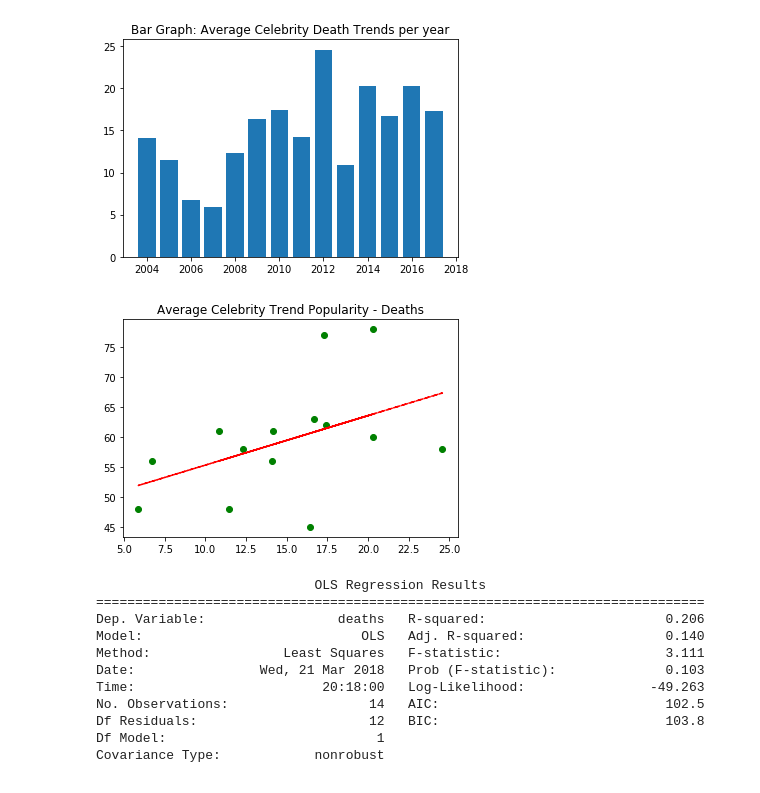
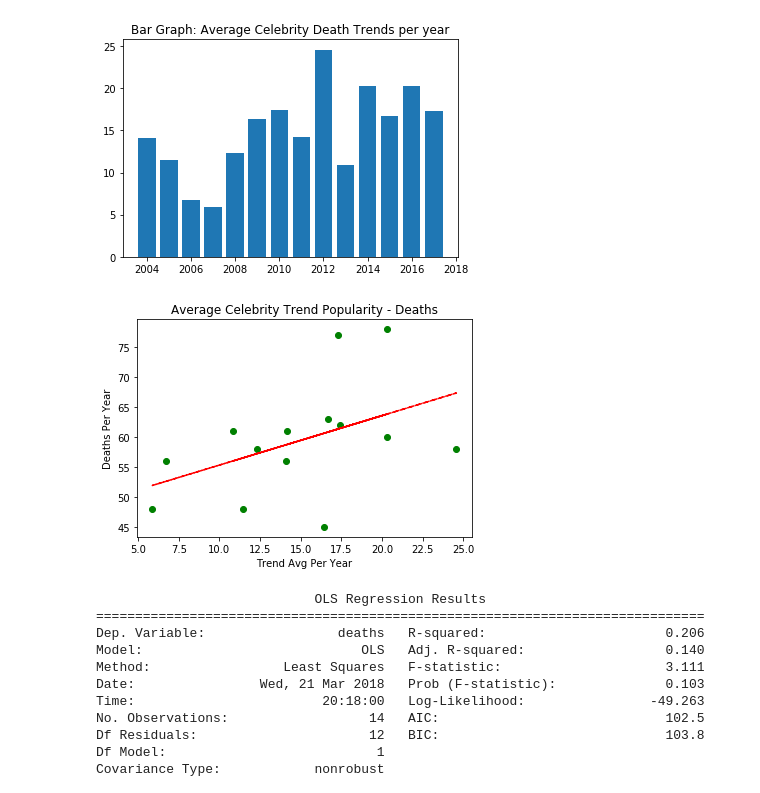
Before and after one commit to KennyWibowo/CelebrityDeathDataScience, a Jupyter notebook: FinalProject.ipynb, the cells around one changed output. Drawn from its saved outputs; the diff is of its cells as text; code cells hidden in the pictures.

```diff
--- a/FinalProject.ipynb
+++ b/FinalProject.ipynb
@@ -421,12 +430,14 @@ plt.show()
 # %%
 plt.scatter(trend_data, deaths, color='g')
 z = np.polyfit(trend_data, deaths, 1)
 p = np.poly1d(z)
 plt.plot(trend_data,p(trend_data),"r--")
 plt.title('Average Celebrity Trend Popularity - Deaths')
+plt.xlabel('Trend Avg Per Year')
+plt.ylabel('Deaths Per Year')
 plt.show()
 # %% [output]
-[figure, old version]
+[figure, new version]
 # %%
 dictionary = {'trends': trend_data, 'deaths': deaths}
 regressionframe = pd.DataFrame(data=dictionary)
```
Also changed, not shown: parts of 3 cells of this notebook.
